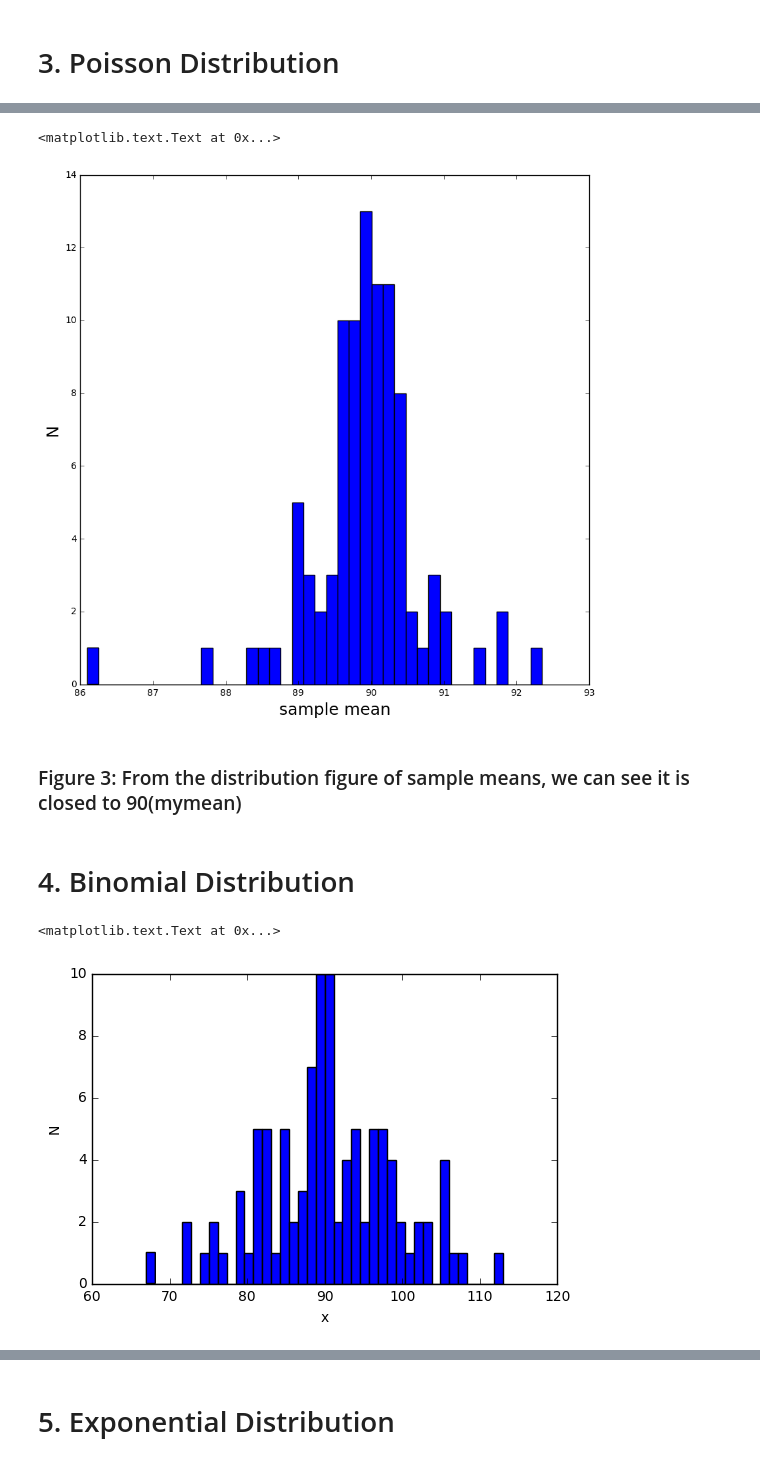
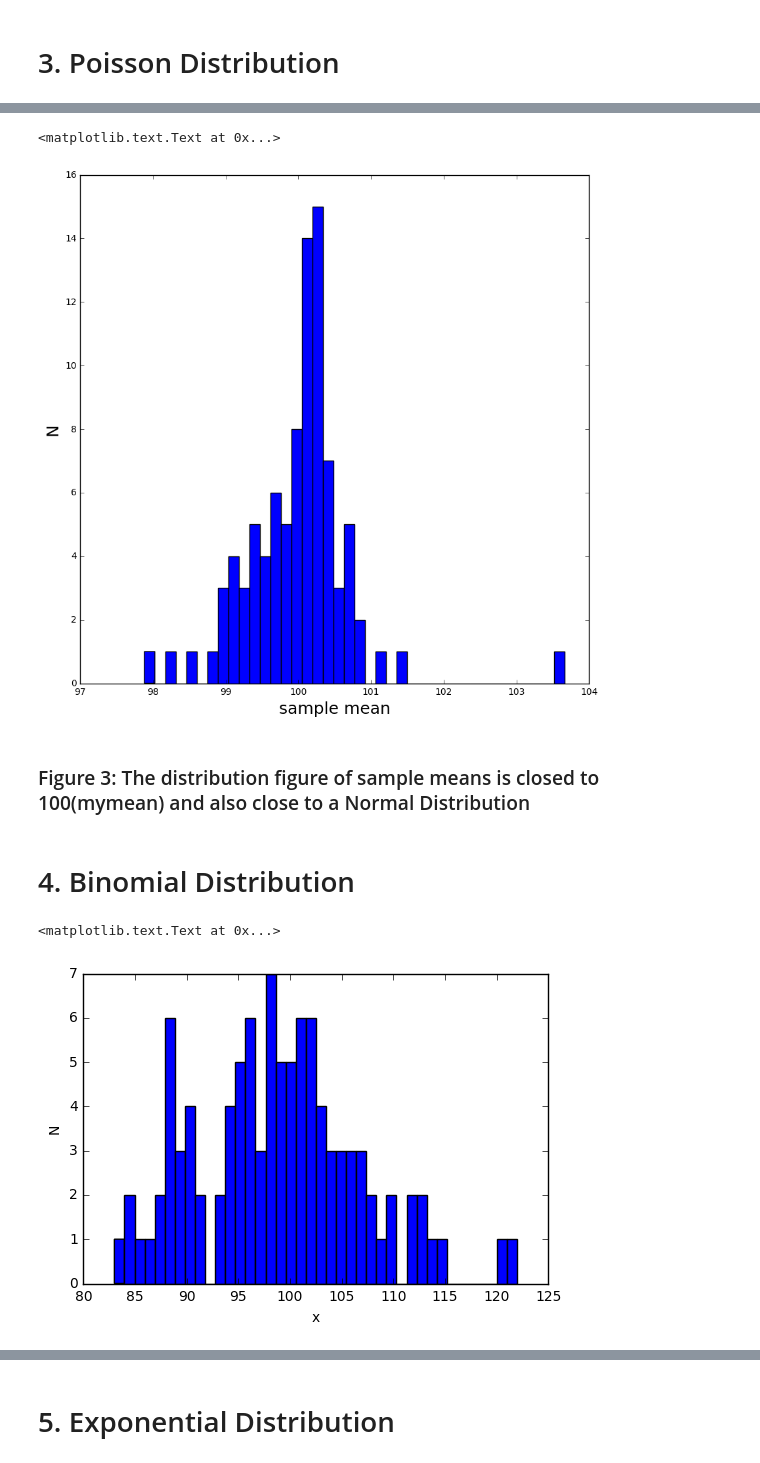
Before and after one commit to Cuiniuhua/PUI2016_cc5219, a Jupyter notebook: HW3_cc5219/HW3_1_cc5219.ipynb, the cells around one changed output, grey strips where cells are left out. Cells and saved outputs as stored; diff of their text form; code cells hidden in the pictures.

```diff
--- a/HW3_cc5219/HW3_1_cc5219.ipynb
+++ b/HW3_cc5219/HW3_1_cc5219.ipynb
@@ -9,7 +9,7 @@ from scipy.optimize import curve_fit, minimize
 Populating the interactive namespace from numpy and matplotlib
 # %%
 seed(100)
-mymean=90
+mymean=100
 list_hw3={}
 print (list_hw3)
 # %% [output]
@@ -188,20 +188,20 @@ pl.xlabel('sample mean', fontsize = 18)
 pl.ylabel('N', fontsize = 18)
 # %% [output]
 <matplotlib.text.Text at 0x...>
-[figure, old version]
+[figure, new version]
 # %% [markdown]
-### Figure 3: From the distribution figure of sample means, we can see it is closed to 90(mymean)
+### Figure 3: The distribution figure of sample means is closed to 100(mymean) and also close to a Normal Distribution
 # %% [markdown]
 # 4. Binomial Distribution
 # %%
 # In binomial distribution, the result of n*p equals to the mean
-n = 900
+n = 1000
 p = 0.1
 list_hw3['binomial'] = np.random.binomial(n, p, size=100)
 pl.hist(list_hw3['binomial'], bins = 40)
 pl.ylabel('N')
 pl.xlabel('x')
 # %% [output]
 <matplotlib.text.Text at 0x...>
-[figure, old version]
+[figure, new version]
 # %% [markdown]
```
Also changed, not shown: parts of 33 cells of this notebook.
